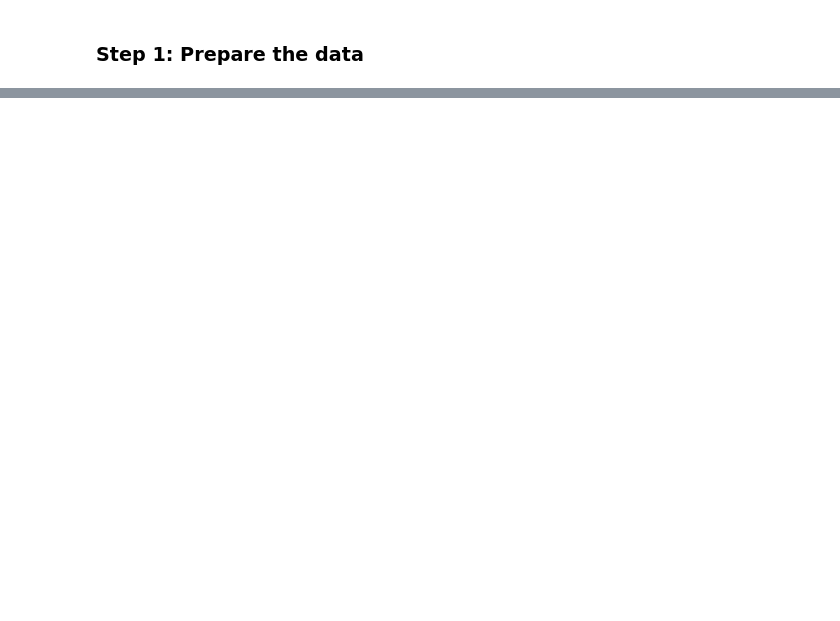
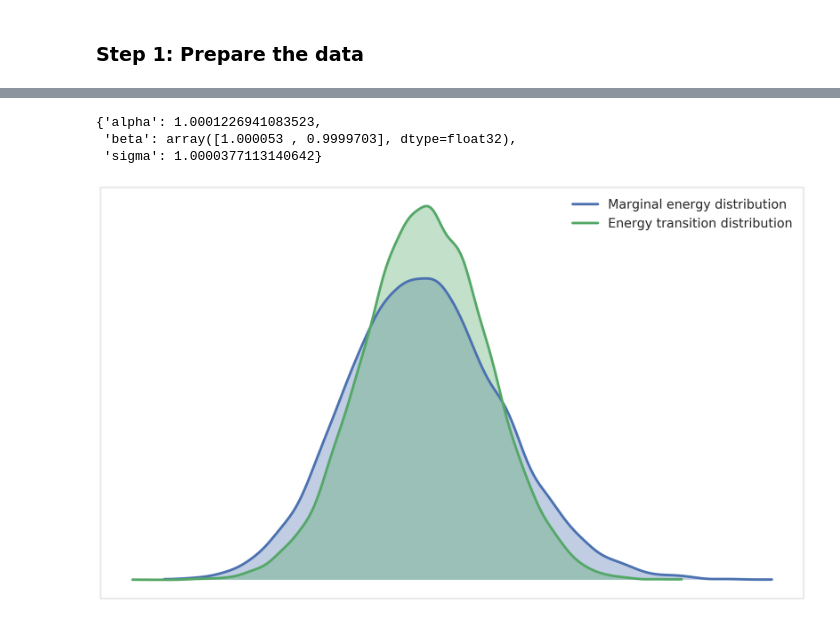
Before and after one commit to Emaasit/modeling, a Jupyter notebook: notebooks/03-usb.ipynb, the cells around one changed output, grey strips where cells are left out. Cells and saved outputs as stored; diff of their text form; code cells hidden in the pictures; blank space fills up the shorter version.

```diff
--- a/notebooks/03-usb.ipynb
+++ b/notebooks/03-usb.ipynb
@@ -592,0 +228,12 @@ VBox(children=(HBox(children=(Dropdown(description='Select Employee ID', options
+# %%
+# also look at the Gelman-Rubin statistic
+pm.gelman_rubin(posterior, varnames = ["alpha", "beta", "sigma"])
+# %% [output]
+{'alpha': 1.0001226941083523,
+ 'beta': array([1.000053 , 0.9999703], dtype=float32),
+ 'sigma': 1.0000377113140642}
+# %%
+# look at energy plots to assess problems of convergence
+pm.energyplot(posterior);
+# %% [output]
+[figure, added]
```
Also changed, not shown: parts of 58 cells of this notebook, 2 other files.
